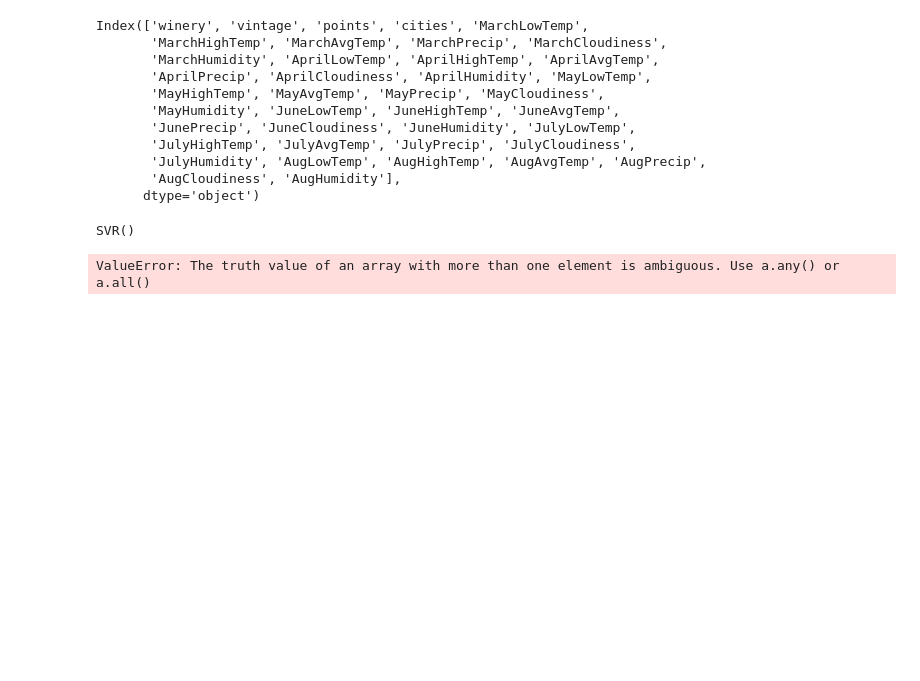
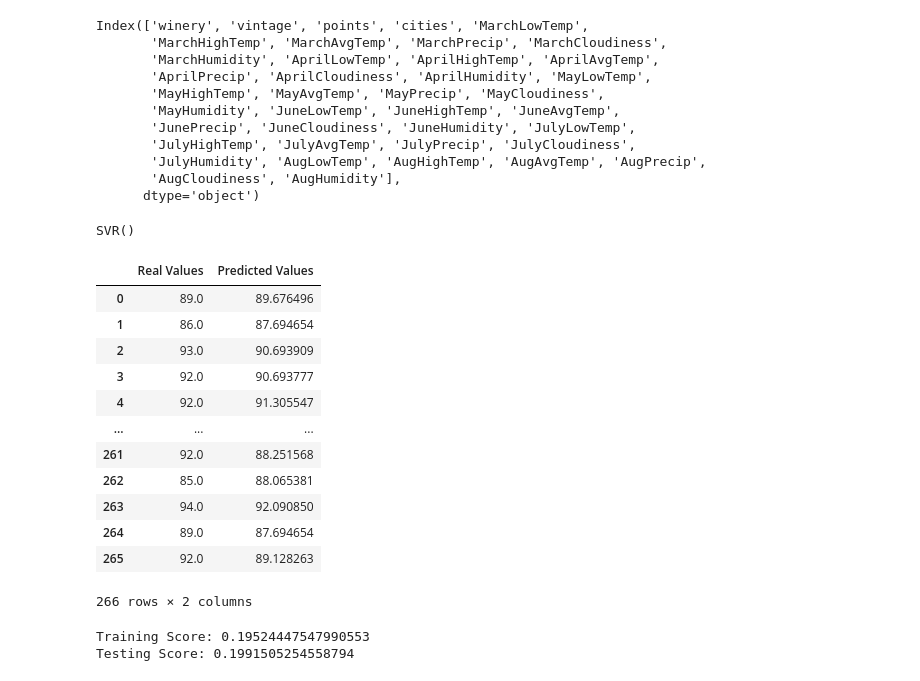
Before and after one commit to TempestCampbell/Machine-Learning-Project, a Jupyter notebook: SVRegression.ipynb, the cells around one changed output. Saved outputs shown, nothing was run; the diff lists cells and outputs as text; code cells hidden in the pictures; blank space fills up the shorter version.

```diff
--- a/SVRegression.ipynb
+++ b/SVRegression.ipynb
@@ -59,20 +59,41 @@ from sklearn.preprocessing import StandardScaler
 sc_X = StandardScaler()
 sc_y = StandardScaler()
 X = sc_X.fit_transform(X)
-y = sc_y.fit_transform(y)
+y = sc_y.fit_transform(y.reshape(-1,1))
+# %%
+from sklearn.model_selection import train_test_split
+X_train, X_test, y_train, y_test = train_test_split(X, y, test_size = 0.2)
 # %%
 regressor = SVR(kernel='rbf')
-regressor.fit(X,y)
+regressor.fit(X,np.ravel(y,order="c"))
 # %% [output]
 SVR()
-# %%
-X_grid = np.arange(min(X), max(X), 0.1)
-X_grid = X_grid.reshape((len(X_grid), 1))
-plt.scatter(X, y, color = 'red')
-plt.plot(X_grid, regressor.predict(X_grid), color = 'blue')
-plt.title('Truth or Bluff (Support Vector Regression Model(High Resolution))')
-plt.xlabel('Position level')
-plt.ylabel('Salary')
-plt.show()
-# %% [output]
-ValueError: The truth value of an array with more than one element is ambiguous. Use a.any() or a.all()
+# %%
+y_pred = regressor.predict(X_test)
+y_pred = sc_y.inverse_transform(y_pred)
+# %%
+df = pd.DataFrame({'Real Values':sc_y.inverse_transform(y_test.reshape(-1)), 'Predicted Values':y_pred})
+df
+# %% [output]
+|  | Real Values | Predicted Values |
+| 0 | 89.0 | 89.676496 |
+| 1 | 86.0 | 87.694654 |
+| 2 | 93.0 | 90.693909 |
+| 3 | 92.0 | 90.693777 |
+| 4 | 92.0 | 91.305547 |
+| ... | ... | ... |
+| 261 | 92.0 | 88.251568 |
+| 262 | 85.0 | 88.065381 |
+| 263 | 94.0 | 92.090850 |
+| 264 | 89.0 | 87.694654 |
+| 265 | 92.0 | 89.128263 |
+266 rows × 2 columns
+# %%
+training_score = regressor.score(X_train, y_train)
+testing_score = regressor.score(X_test, y_test)
+
+print(f"Training Score: {training_score}")
+print(f"Testing Score: {testing_score}")
+# %% [output]
+Training Score: 0.19524447547990553
+Testing Score: 0.1991505254558794
```
Also changed, not shown: parts of 3 cells of this notebook, 2 other files.
